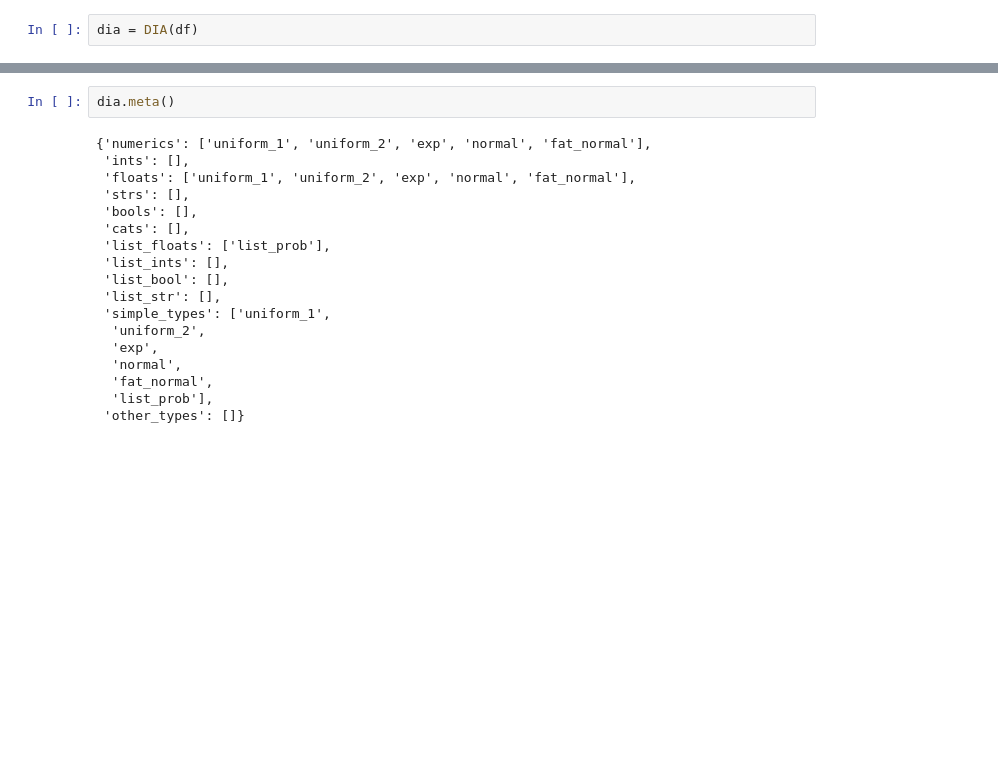
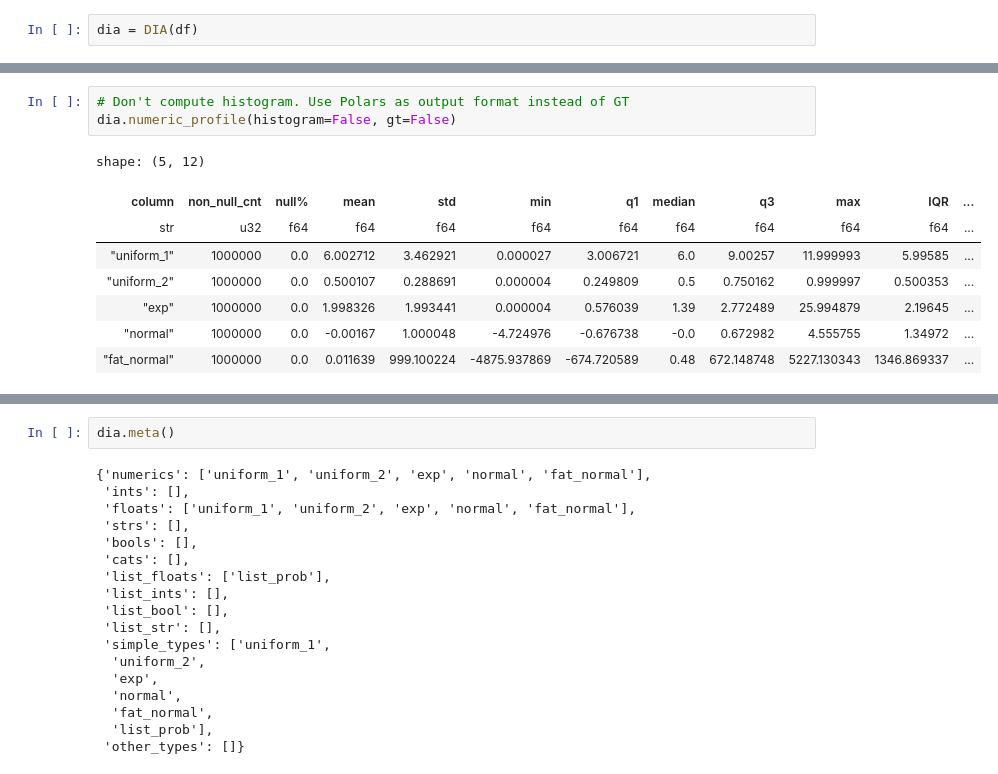
Before and after one commit to abstractqqq/polars_ds_extension, a Jupyter notebook: examples/diagnosis.ipynb, the cells around one changed output, grey strips where cells are left out. Drawn from its saved outputs; the diff is of its cells as text; blank space fills up the shorter version.

```diff
--- a/examples/diagnosis.ipynb
+++ b/examples/diagnosis.ipynb
@@ -45,3 +56,15 @@ dia.numeric_profile(n_bins=15)
+# %%
+# Don't compute histogram. Use Polars as output format instead of GT
+dia.numeric_profile(histogram=False, gt=False)
+# %% [output]
+shape: (5, 12)
+| column | non_null_cnt | null% | mean | std | min | q1 | median | q3 | max | IQR | ... |
+| str | u32 | f64 | f64 | f64 | f64 | f64 | f64 | f64 | f64 | f64 | ... |
+| "uniform_1" | 1000000 | 0.0 | 6.002712 | 3.462921 | 0.000027 | 3.006721 | 6.0 | 9.00257 | 11.999993 | 5.99585 | ... |
+| "uniform_2" | 1000000 | 0.0 | 0.500107 | 0.288691 | 0.000004 | 0.249809 | 0.5 | 0.750162 | 0.999997 | 0.500353 | ... |
+| "exp" | 1000000 | 0.0 | 1.998326 | 1.993441 | 0.000004 | 0.576039 | 1.39 | 2.772489 | 25.994879 | 2.19645 | ... |
+| "normal" | 1000000 | 0.0 | -0.00167 | 1.000048 | -4.724976 | -0.676738 | -0.0 | 0.672982 | 4.555755 | 1.34972 | ... |
+| "fat_normal" | 1000000 | 0.0 | 0.011639 | 999.100224 | -4875.937869 | -674.720589 | 0.48 | 672.148748 | 5227.130343 | 1346.869337 | ... |
 # %%
 dia.infer_corr()
 # %% [output]
```
Also changed, not shown: parts of 12 cells of this notebook, 5 other files.
